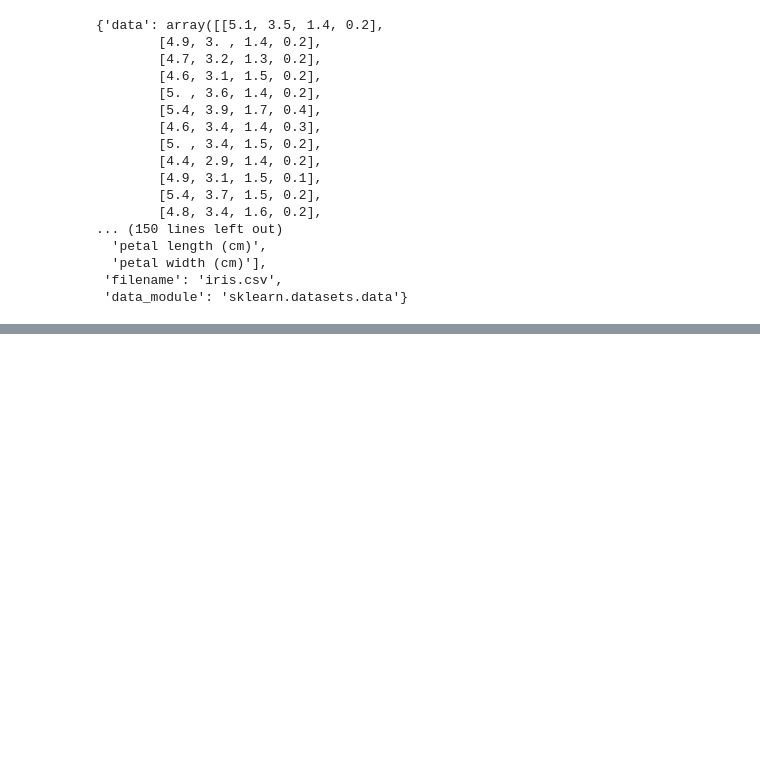
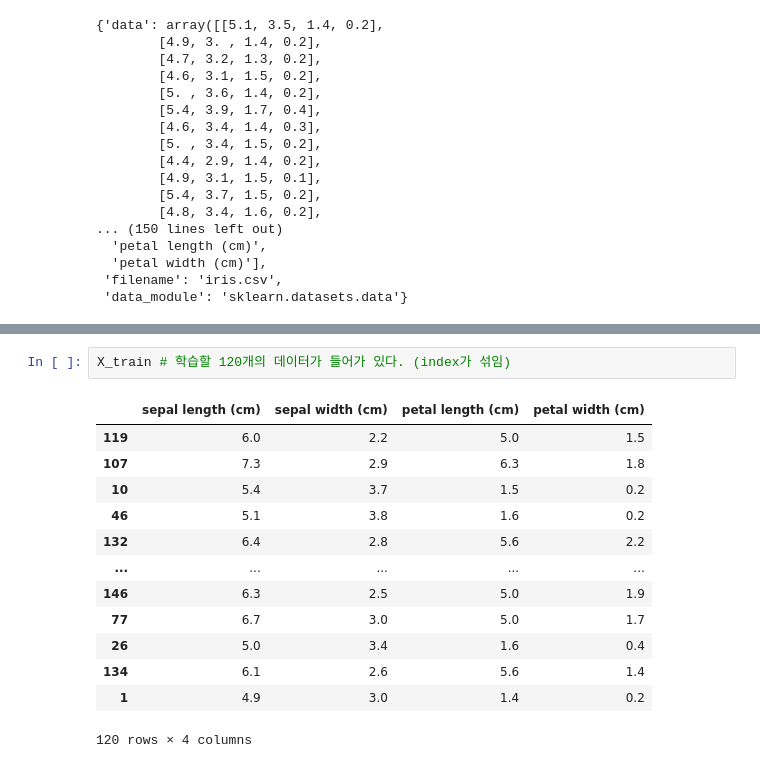
Before and after one commit to JinLeeGG/AI_Project_Preparation, a Jupyter notebook: 3. Data Analysis/08. Scikit-learn/8_Scikit_learn.ipynb, the cells around one changed output, grey strips where cells are left out. Drawn from its saved outputs; the diff is of its cells as text; blank space fills up the shorter version.

```diff
--- a/3. Data Analysis/08. Scikit-learn/8_Scikit_learn.ipynb
+++ b/3. Data Analysis/08. Scikit-learn/8_Scikit_learn.ipynb
@@ -39,0 +176,16 @@ iris
+# %%
+X_train # 학습할 120개의 데이터가 들어가 있다. (index가 섞임)
+# %% [output]
+|  | sepal length (cm) | sepal width (cm) | petal length (cm) | petal width (cm) |
+| 119 | 6.0 | 2.2 | 5.0 | 1.5 |
+| 107 | 7.3 | 2.9 | 6.3 | 1.8 |
+| 10 | 5.4 | 3.7 | 1.5 | 0.2 |
+| 46 | 5.1 | 3.8 | 1.6 | 0.2 |
+| 132 | 6.4 | 2.8 | 5.6 | 2.2 |
+| ... | ... | ... | ... | ... |
+| 146 | 6.3 | 2.5 | 5.0 | 1.9 |
+| 77 | 6.7 | 3.0 | 5.0 | 1.7 |
+| 26 | 5.0 | 3.4 | 1.6 | 0.4 |
+| 134 | 6.1 | 2.6 | 5.6 | 1.4 |
+| 1 | 4.9 | 3.0 | 1.4 | 0.2 |
+120 rows × 4 columns
```
Also changed, not shown: parts of 26 cells of this notebook.
